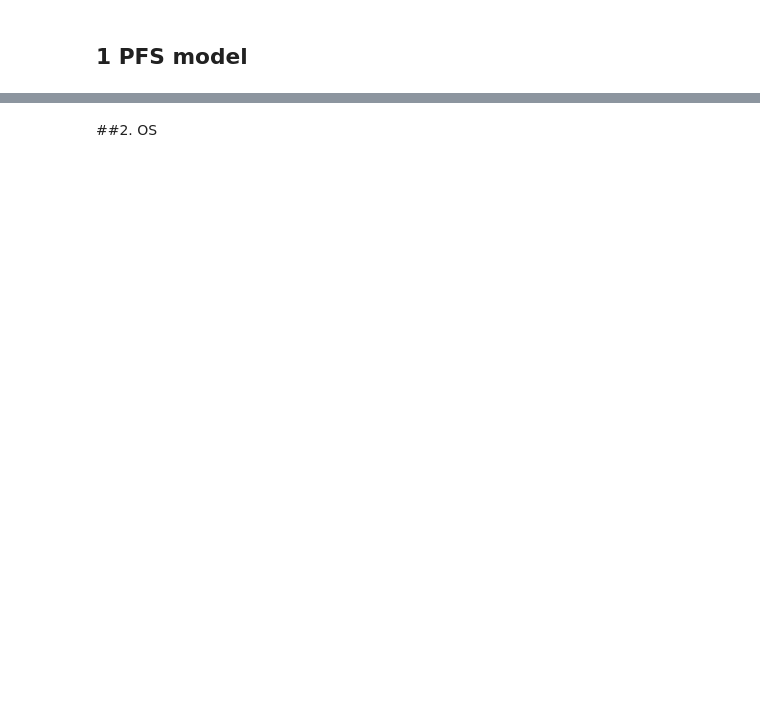
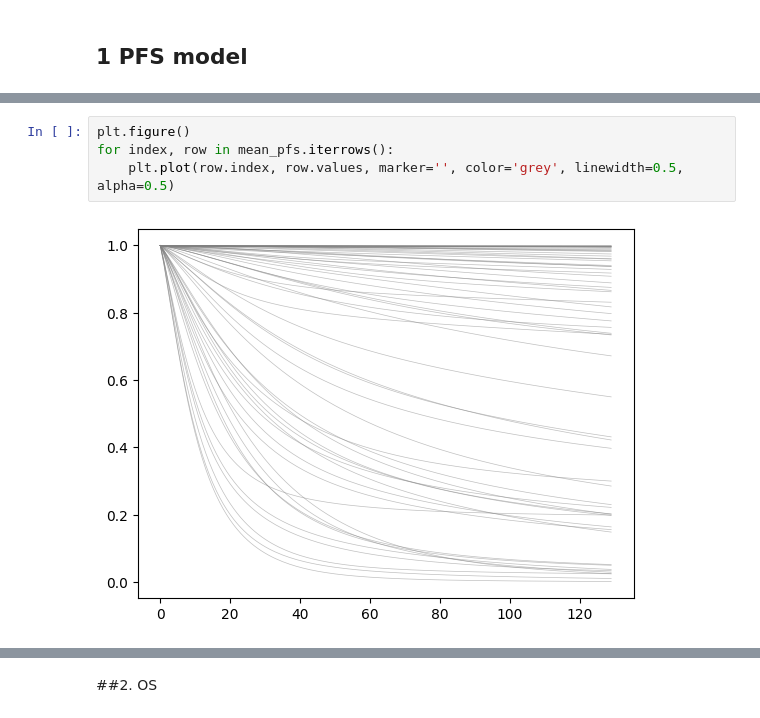
Before and after one commit to JUNGYO/UTUC_Surv, a Jupyter notebook: UTUC_Sruv_pub.ipynb, the cells around one changed output, grey strips where cells are left out. Drawn from its saved outputs; the diff is of its cells as text; blank space fills up the shorter version.

```diff
--- a/UTUC_Sruv_pub.ipynb
+++ b/UTUC_Sruv_pub.ipynb
@@ -848,3 +728,9 @@ plt.tight_layout()
+# %%
+plt.figure()
+for index, row in mean_pfs.iterrows():
+    plt.plot(row.index, row.values, marker='', color='grey', linewidth=0.5, alpha=0.5)
+# %% [output]
+[figure, added]
 # %%
 mean_pfs
 # %% [output]
```
Also changed, not shown: parts of 175 cells of this notebook, 15 other files.
